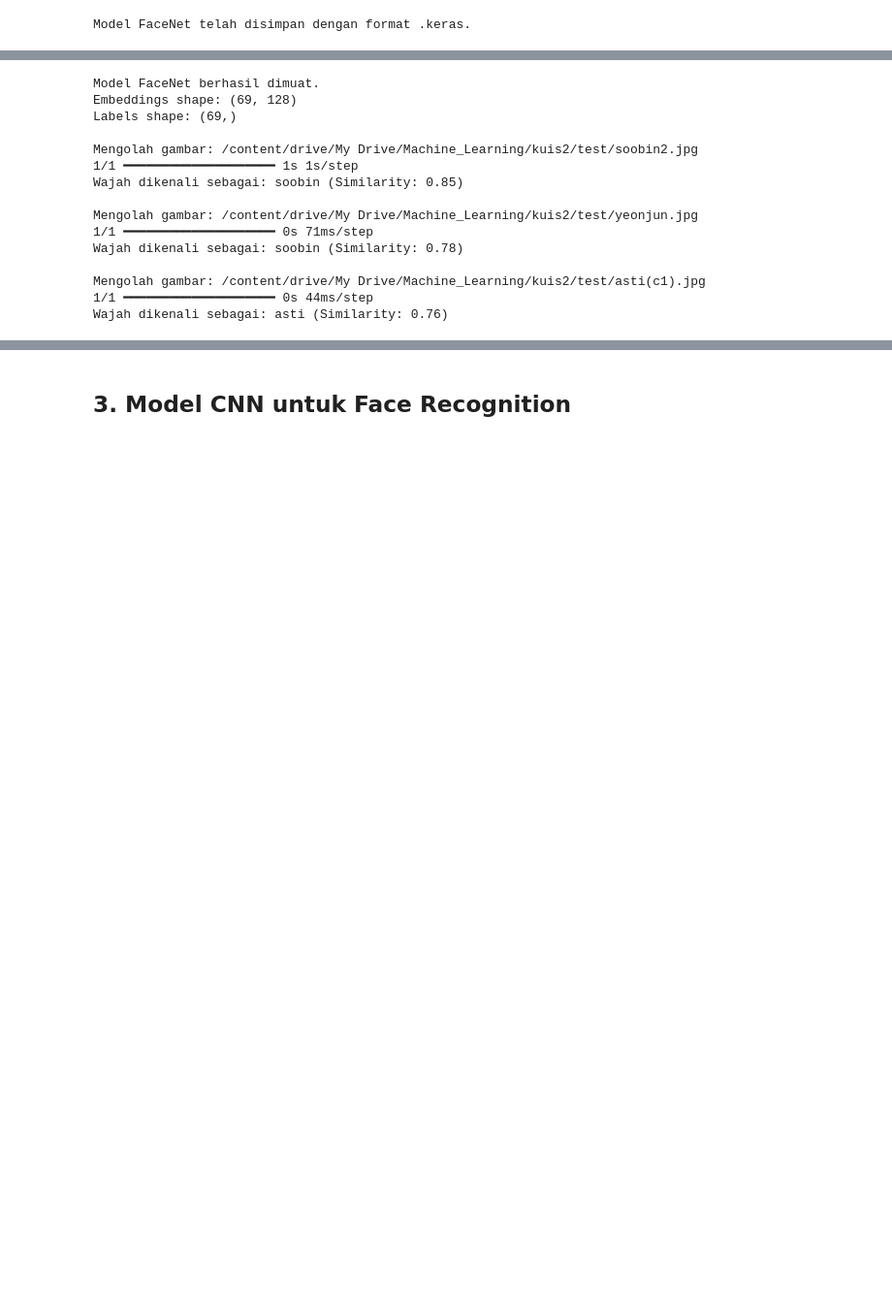
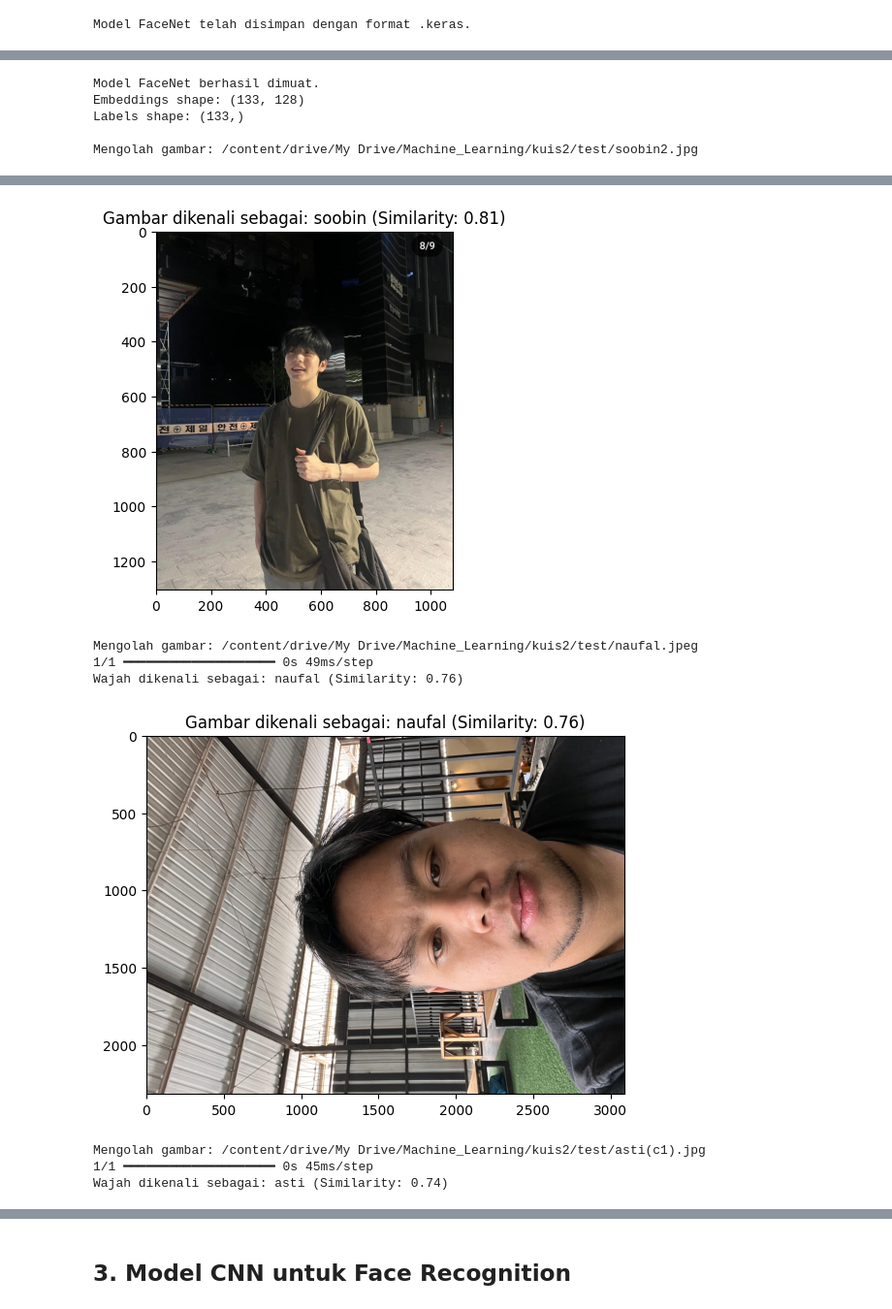
Before and after one commit to astinurin/Machine-Learning_2024, a Jupyter notebook: Kelompok_7_Machine_Learning_Kuis_2.ipynb, the cells around one changed output, grey strips where cells are left out. Shown at 97% size. Saved outputs shown, nothing was run; the diff lists cells and outputs as text; code cells hidden in the pictures; blank space fills up the shorter version.

```diff
--- a/Kelompok_7_Machine_Learning_Kuis_2.ipynb
+++ b/Kelompok_7_Machine_Learning_Kuis_2.ipynb
@@ -249,10 +259,11 @@ Labels shape: (69,)
 # %%
 import numpy as np
-from sklearn.metrics.pairwise import cosine_similarity
-from keras.models import load_model
 import cv2
 import os
 import h5py
+import matplotlib.pyplot as plt
+from keras.models import load_model
+from sklearn.metrics.pairwise import cosine_similarity
 
 # Fungsi untuk membaca wajah baru dan mengekstrak embedding
 def extract_face_embedding(image_path, model):
@@ -326,11 +337,11 @@ print(f"Labels shape: {labels.shape}")
 # Langkah 3: Uji beberapa gambar
 test_image_paths = [
     '/content/drive/My Drive/Machine_Learning/kuis2/test/soobin2.jpg',
-    '/content/drive/My Drive/Machine_Learning/kuis2/test/yeonjun.jpg',
+    '/content/drive/My Drive/Machine_Learning/kuis2/test/naufal.jpeg',
     '/content/drive/My Drive/Machine_Learning/kuis2/test/asti(c1).jpg'
 ]  # Daftar path gambar untuk pengujian
 
-class_mapping = {0: "asti", 1: "maulita", 2: "soobin", 3: "yeonjun"}  # Mapping kelas ke nama
+class_mapping = {1: "asti", 2: "naufal", 3: "soobin", 4: "yeonjun"}  # Mapping kelas ke nama
 
 for image_path in test_image_paths:
     print(f"\nMengolah gambar: {image_path}")
@@ -345,21 +356,22 @@ for image_path in test_image_paths:
             print(f"Wajah dikenali sebagai: {predicted_label} (Similarity: {similarity:.2f})")
         else:
             print(f"Wajah tidak dikenali (Similarity: {similarity:.2f})")
+
+        # Membaca gambar untuk ditampilkan
+        img = cv2.imread(image_path)
+        img = cv2.cvtColor(img, cv2.COLOR_BGR2RGB)  # Konversi ke RGB untuk ditampilkan dengan benar
+
+        # Menampilkan gambar beserta keterangan
+        plt.imshow(img)
+        plt.title(f'Gambar dikenali sebagai: {predicted_label} (Similarity: {similarity:.2f})')
+        plt.axis('on')
+        plt.show()
+
     except Exception as e:
         print(f"Error saat memproses gambar {image_path}: {e}")
 # %% [output]
 Model FaceNet berhasil dimuat.
-Embeddings shape: (69, 128)
-Labels shape: (69,)
+Embeddings shape: (133, 128)
+Labels shape: (133,)
 
 Mengolah gambar: /content/drive/My Drive/Machine_Learning/kuis2/test/soobin2.jpg
-1/1 ━━━━━━━━━━━━━━━━━━━━ 1s 1s/step
-Wajah dikenali sebagai: soobin (Similarity: 0.85)
-
-Mengolah gambar: /content/drive/My Drive/Machine_Learning/kuis2/test/yeonjun.jpg
-1/1 ━━━━━━━━━━━━━━━━━━━━ 0s 71ms/step
-Wajah dikenali sebagai: soobin (Similarity: 0.78)
-
-Mengolah gambar: /content/drive/My Drive/Machine_Learning/kuis2/test/asti(c1).jpg
-1/1 ━━━━━━━━━━━━━━━━━━━━ 0s 44ms/step
-Wajah dikenali sebagai: asti (Similarity: 0.76)
@@ -365,0 +381,8 @@ Wajah dikenali sebagai: asti (Similarity: 0.76)
+[figure, added]
+Mengolah gambar: /content/drive/My Drive/Machine_Learning/kuis2/test/naufal.jpeg
+1/1 ━━━━━━━━━━━━━━━━━━━━ 0s 49ms/step
+Wajah dikenali sebagai: naufal (Similarity: 0.76)
+[figure, added]
+Mengolah gambar: /content/drive/My Drive/Machine_Learning/kuis2/test/asti(c1).jpg
+1/1 ━━━━━━━━━━━━━━━━━━━━ 0s 45ms/step
+Wajah dikenali sebagai: asti (Similarity: 0.74)
```
Also changed, not shown: parts of 9 cells of this notebook.
